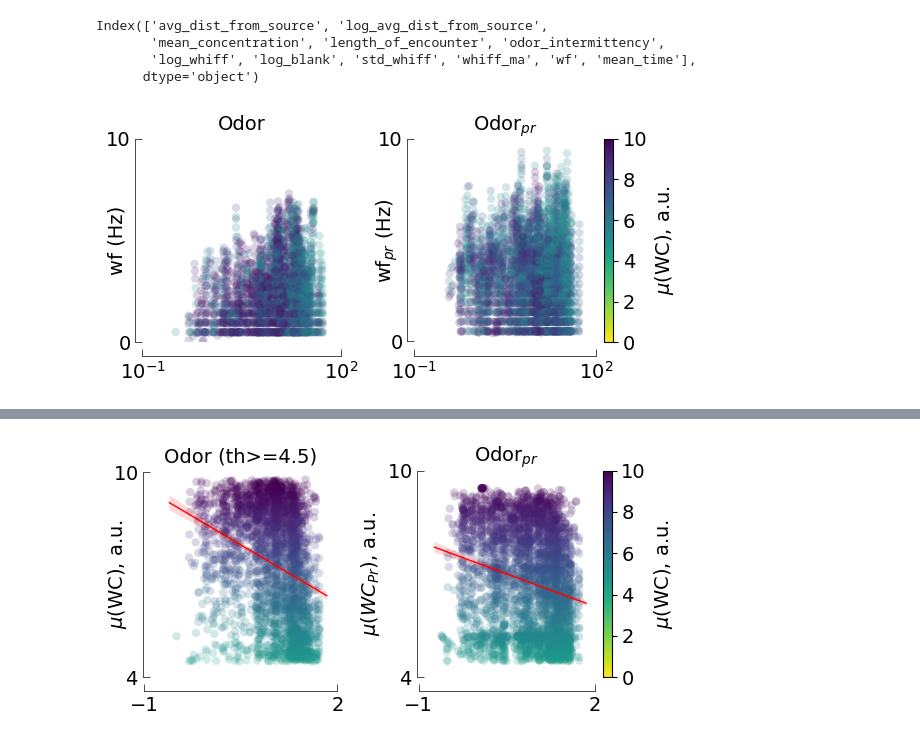
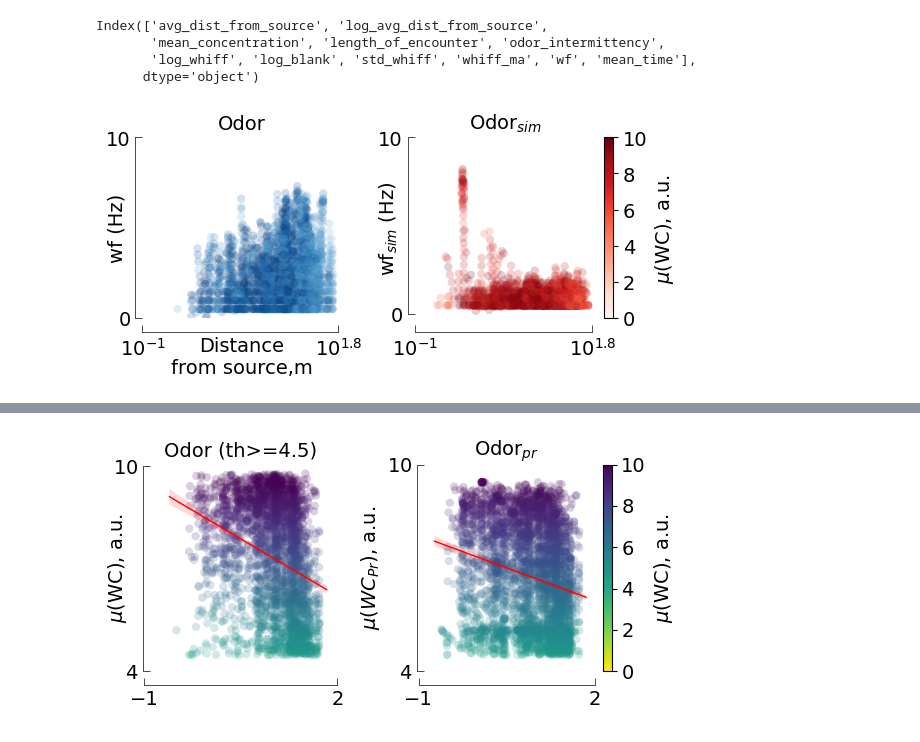
Before and after one commit to arunavanag591/COSMOS, a Jupyter notebook: mapping_hws.ipynb, the cells around one changed output, grey strips where cells are left out. Saved outputs shown, nothing was run; the diff lists cells and outputs as text; code cells hidden in the pictures.

```diff
--- a/mapping_hws.ipynb
+++ b/mapping_hws.ipynb
@@ -843,9 +952,11 @@ f.tight_layout()
 f, ax = plt.subplots(2, 1, figsize=(4, 5))
 
 cax1 = ax[0].scatter(new_test_df1.distance_along_streakline, new_test_df1.nearest_from_streakline, c=new_test_df1.odor, s = 4, cmap='Blues', vmin=0, vmax=10)
-cax2 = ax[1].scatter(new_test_df2.distance_along_streakline, new_test_df2.nearest_from_streakline, c=new_test_df2.predicted_odor, s = 4, cmap='Blues', vmin=0, vmax=10)
-ax[0].set_title('True Odor - NWhiffs='+str(len(new_test_df1)))
-ax[1].set_title('Predicted Odor - NWhiffs='+str(len(new_test_df2)))
+cax2 = ax[1].scatter(new_test_df2.distance_along_streakline, new_test_df2.nearest_from_streakline, c=new_test_df2.predicted_odor, s = 4, cmap='Reds', vmin=0, vmax=10)
+# ax[0].set_title('True Odor - NWhiffs='+str(len(new_test_df1)))
+# ax[1].set_title('Predicted Odor - NWhiffs='+str(len(new_test_df2)))
+ax[0].set_title('Desert Data')
+ax[1].set_title('Simulated')
 ax[1].set_xlabel('x, m')
 ax[1].set_ylabel('y, m')
 cb1=plt.colorbar(cax1)
@@ -984,7 +1095,7 @@ Index(['avg_dist_from_source', 'log_avg_dist_from_source',
 f, (ax1, ax2) = plt.subplots(1, 2, figsize=(6, 3))
 
 # Plot for actual odor
-var = ax1.scatter(fdf1.log_avg_dist_from_source, fdf1.wf, c=fdf1.mean_concentration, cmap='viridis_r', edgecolors='none',
+var = ax1.scatter(fdf1.log_avg_dist_from_source, fdf1.wf, c=fdf1.mean_concentration, cmap='Blues', edgecolors='none',
                   alpha=0.2, vmin=0, vmax=10)
 ax1.set_ylabel('Whiff Frequency (Hz)')
 
@@ -993,7 +1104,7 @@ ax1.set_title('Odor')
 
 # Plot for predicted odor
 u = ax2.scatter(fdf_predicted.log_avg_dist_from_source, fdf_predicted.wf, c=fdf_predicted.mean_concentration,
-                cmap='viridis_r', edgecolors='none', alpha=0.2, vmin=0, vmax=10)
+                cmap='Reds', edgecolors='none', alpha=0.2, vmin=0, vmax=10)
 
 # Add color bar only for the predicted odor plot
 divider = make_axes_locatable(ax2)
@@ -1003,42 +1114,42 @@ cbar1.solids.set(alpha=1)
 cbar1.set_label('$\mu$(WC), a.u.')
 
 # Set the titles and labels
-ax2.set_title('Odor$_{pr}$')
-# ax1.set_xlabel('Distance\nfrom source,m')
+ax2.set_title('Odor$_{sim}$')
+ax1.set_xlabel('Distance\nfrom source,m')
 ax1.xaxis.set_label_coords(0.5, -0.1)
 ax1.yaxis.set_label_coords(-0.08, 0.5)
 ax2.yaxis.set_label_coords(-0.08, 0.5)
 ax1.set_ylabel('wf (Hz)')
-ax2.set_ylabel('wf$_{pr}$ (Hz)')
+ax2.set_ylabel('wf$_{sim}$ (Hz)')
 
 
 # Adjust spines for both plots
 mpl_functions.adjust_spines(ax1, ['left', 'bottom'],
                             spine_locations={'left': 5},
                             smart_bounds=True,
-                            xticks=[-1, 2],
+                            xticks=[-1, 1.8],
                             yticks=[0, 10],
                             linewidth=0.5)
 mpl_functions.adjust_spines(ax2, ['left', 'bottom'],
                             spine_locations={'left': 5},
                             smart_bounds=True,
-                            xticks=[-1, 2],
+                            xticks=[-1, 1.8],
                             yticks=[0, 10],
                             linewidth=0.5)
 
 ax1.set_ylim(0,)
 
 # Set custom tick labels
 # ax1.set_yticklabels([r'$0$', r'$10$'])
-ax1.set_xticklabels([r'$10^{-1}$', r'$10^{2}$'])
+ax1.set_xticklabels([r'$10^{-1}$', r'$10^{1.8}$'])
 # ax2.set_yticklabels([r'$0$', r'$10$'])
-ax2.set_xticklabels([r'$10^{-1}$', r'$10^{2}$'])
+ax2.set_xticklabels([r'$10^{-1}$', r'$10^{1.8}$'])
 
 # Set font size and layout
 mpl_functions.set_fontsize(f, 14)
 f.tight_layout()
 # %% [output]
-[figure, old version]
+[figure, new version]
 # %%
 osc.wd_cal(fdf1.log_avg_dist_from_source, fdf1.wf, fdf_predicted.log_avg_dist_from_source, fdf_predicted.wf, 'wf, hz', 0,1)
 # %% [output]
```
Also changed, not shown: parts of 12 cells of this notebook, 5 other files.
